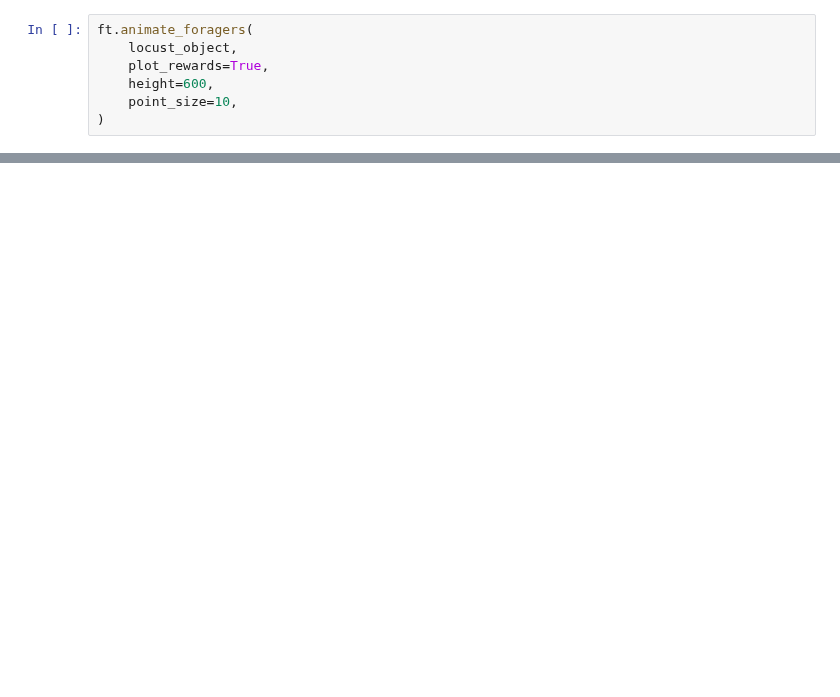
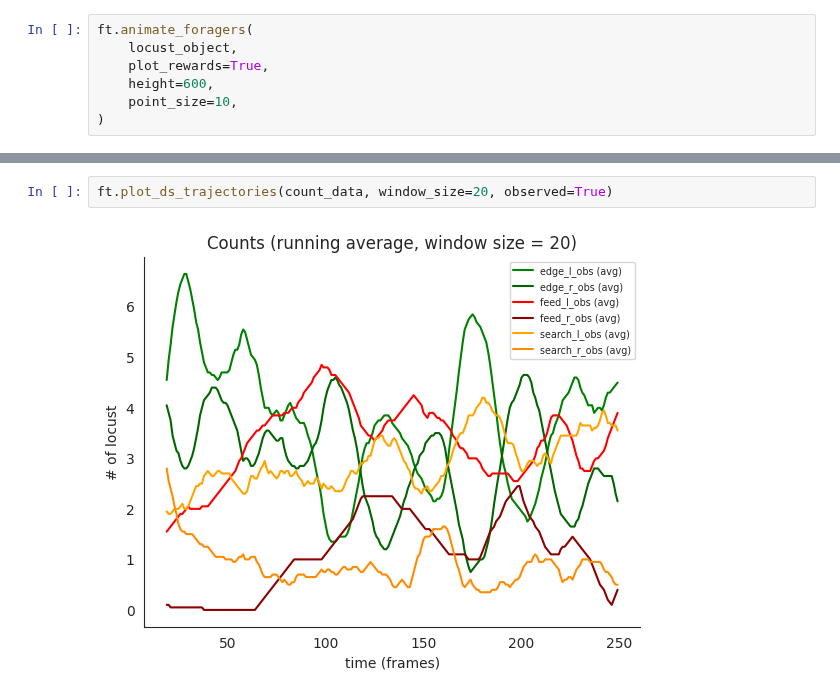
Before and after one commit to BasisResearch/collab-creatures, a Jupyter notebook: docs/experimental/locust-ds-data.ipynb, the cells around one changed output, grey strips where cells are left out. Drawn from its saved outputs; the diff is of its cells as text; blank space fills up the shorter version.

```diff
--- a/docs/experimental/locust-ds-data.ipynb
+++ b/docs/experimental/locust-ds-data.ipynb
@@ -97,0 +142,4 @@ plt.show()
+# %%
+ft.plot_ds_trajectories(count_data, window_size=20, observed=True)
+# %% [output]
+[figure, added]
```
Also changed, not shown: parts of 7 cells of this notebook, 7 other files.
